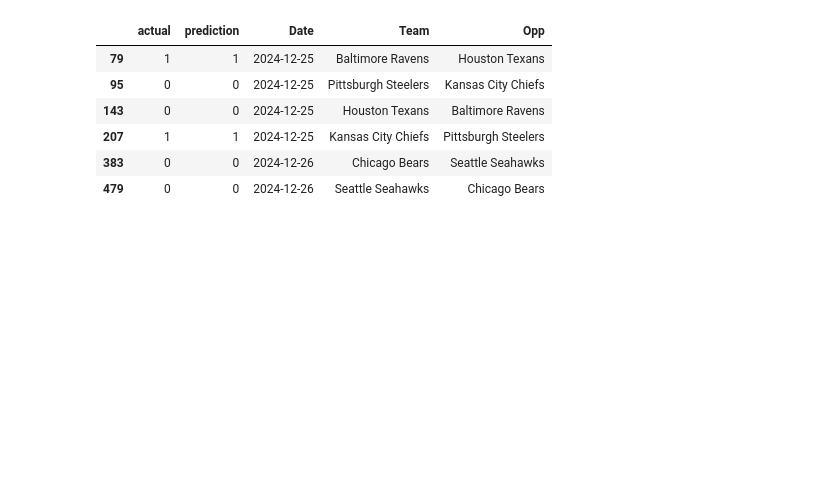
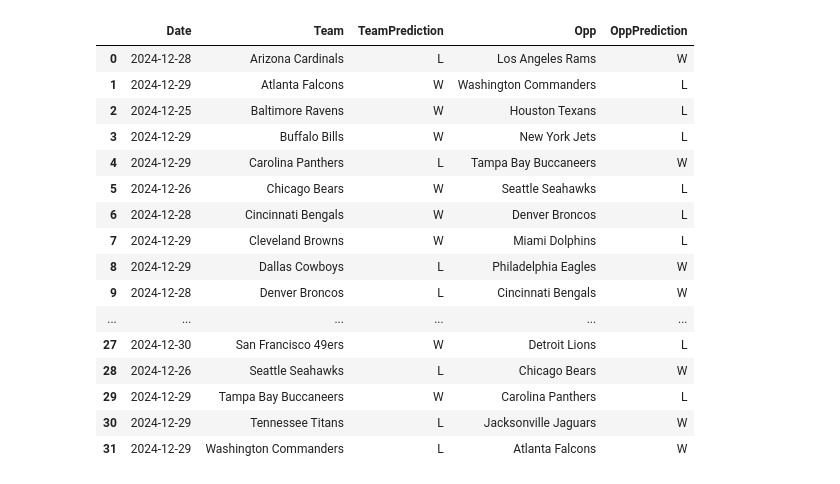
Before and after one commit to Meherzan-Gai/nfl-win-predictor, a Jupyter notebook: predictor.ipynb, the cells around one changed output. Cells and saved outputs as stored; diff of their text form; code cells hidden in the pictures; blank space fills up the shorter version.

```diff
--- a/predictor.ipynb
+++ b/predictor.ipynb
@@ -107,4 +118,16 @@ def rolling_averages(group, cols, new_cols):
     group[new_cols] = rolling_stats
     group = group.dropna(subset = new_cols)
     return group
+# %%
+def make_predictions(data, predVals):
+    rf = RandomForestClassifier(n_estimators = 100, min_samples_split = 15, random_state = 1)
+    training = data[data['Date'] < '04-04-2024']
+    train = training[training['Date'] > '04-04-2022'] #cuts off the data from only the past two seasons as it tends to make the model more accurate surprisingly
+    test = data[data['Date'] > '04-04-2024']
+    rf.fit(train[predVals], train['Target'])
+    preds = rf.predict(test[predVals])
+    combined = pd.DataFrame(dict(actual=test['Target'], prediction=preds))
+    precision = precision_score(test['Target'],preds)
+    accuracy = accuracy_score(test['Target'], preds)
+    return combined, precision, accuracy, rf
 # %%
@@ -164,11 +219,42 @@ TeamCode: 0.48922450437164605
 # %%
 #get week 17 games
-week17 = matches[matches['Season'] == 2024].copy(deep = True)
+week17 = matches_rolling[matches_rolling['Season'] == 2024].copy(deep = True)
 week17 = week17[week17['Week'] == 17]
-week17
-week17_preds = rf.predict(week17[predictors])
-combined = pd.DataFrame(dict(actual=test['Target'], prediction=preds))
-week17_table = combined.merge(week17[['Date','Team','Opp']], left_index = True, right_index = True)
-week17_table = week17_table[ week17_table['Date'] <= pd.Timestamp.now()]
-week17_table
+rf_idx = 0
+predictors = ['Home/AwayCode', 'TeamCode', 'OppCode']
+#predictorCols = ['Off1stD', 'OffTotYd', 'OffPassY', 'OffRushY', 'OffTO', 'Def1stD', 'DefTotYd',
+#'DefPassY', 'DefRushY', 'DefTO', 'Off1stDRolling', 'OffTotYdRolling', 'OffPassYRolling', 'OffRushYRolling',
+#'OffTORolling', 'Def1stDRolling', 'DefTotYdRolling', 'DefPassYRolling', 'DefRushYRolling', 'DefTORolling']
+
+for predictorCols in predictorTests:
+    new_predictors = predictors + predictorCols
+    rf = rf_models[rf_idx]
+    rf_idx += 1
+    week17_preds = rf.predict(week17[new_predictors])
+    week17_table = pd.DataFrame({'Predicted': week17_preds}, index=week17.index)
+    #week17_table['Predicted'] = mapWin(week17_table['Predicted'])
+    week17_table = week17_table.merge(week17[['Date', 'Team', 'Opp']], left_index=True, right_index=True)
+    #week17_table['Predicted'] = week17_table['Predicted'].apply(lambda x : 'W' if x==1 else 'L')
+
+    #week17_table = week17_table[ week17_table['Date'] <= pd.Timestamp.now()]
+    print("Predictors:", new_predictors)
+    merged17 = week17_table.merge(week17_table, left_on= ['Date', 'Team'], right_on = ['Date','Opp'])
+
+    merged17 = merged17.reindex(columns = ['Date', 'Team_x', 'Predicted_x', 'Opp_x', 'Predicted_y'])
+    merged17 = merged17.rename(columns = {'Team_x':'Team', 'Predicted_x':'TeamPrediction', 'Opp_x':'Opp', 'Predicted_y':'OppPrediction'})
+
+
+    #merged17 = combined17.merge(combined, on= ['Date', 'Team'])
+
+    #remapping 0's and 1's to losses and wins
+    mapping_cols = ['TeamPrediction', 'OppPrediction']
+    for col in mapping_cols:
+        merged17[col] = merged17[col].apply(lambda x : 'W' if x == 1 else 'L')
+
+    display(merged17)
+
+
+    #print(merged17[(merged17['Predicted'] == 'W') & (merged17['prediction_y'] == 'L')]['actual_x'].value_counts())
+    print("-"*200)
+    print("")
 # %% [output]
@@ -175,7 +262,17 @@ week17_table
-|  | actual | prediction | Date | Team | Opp |
-| 79 | 1 | 1 | 2024-12-25 | Baltimore Ravens | Houston Texans |
-| 95 | 0 | 0 | 2024-12-25 | Pittsburgh Steelers | Kansas City Chiefs |
-| 143 | 0 | 0 | 2024-12-25 | Houston Texans | Baltimore Ravens |
-| 207 | 1 | 1 | 2024-12-25 | Kansas City Chiefs | Pittsburgh Steelers |
-| 383 | 0 | 0 | 2024-12-26 | Chicago Bears | Seattle Seahawks |
-| 479 | 0 | 0 | 2024-12-26 | Seattle Seahawks | Chicago Bears |
+|  | Date | Team | TeamPrediction | Opp | OppPrediction |
+| 0 | 2024-12-28 | Arizona Cardinals | L | Los Angeles Rams | W |
+| 1 | 2024-12-29 | Atlanta Falcons | W | Washington Commanders | L |
+| 2 | 2024-12-25 | Baltimore Ravens | W | Houston Texans | L |
+| 3 | 2024-12-29 | Buffalo Bills | W | New York Jets | L |
+| 4 | 2024-12-29 | Carolina Panthers | L | Tampa Bay Buccaneers | W |
+| 5 | 2024-12-26 | Chicago Bears | W | Seattle Seahawks | L |
+| 6 | 2024-12-28 | Cincinnati Bengals | W | Denver Broncos | L |
+| 7 | 2024-12-29 | Cleveland Browns | W | Miami Dolphins | L |
+| 8 | 2024-12-29 | Dallas Cowboys | L | Philadelphia Eagles | W |
+| 9 | 2024-12-28 | Denver Broncos | L | Cincinnati Bengals | W |
+| ... | ... | ... | ... | ... | ... |
+| 27 | 2024-12-30 | San Francisco 49ers | W | Detroit Lions | L |
+| 28 | 2024-12-26 | Seattle Seahawks | L | Chicago Bears | W |
+| 29 | 2024-12-29 | Tampa Bay Buccaneers | W | Carolina Panthers | L |
+| 30 | 2024-12-29 | Tennessee Titans | L | Jacksonville Jaguars | W |
+| 31 | 2024-12-29 | Washington Commanders | L | Atlanta Falcons | W |
```
Also changed, not shown: parts of 9 cells of this notebook.
